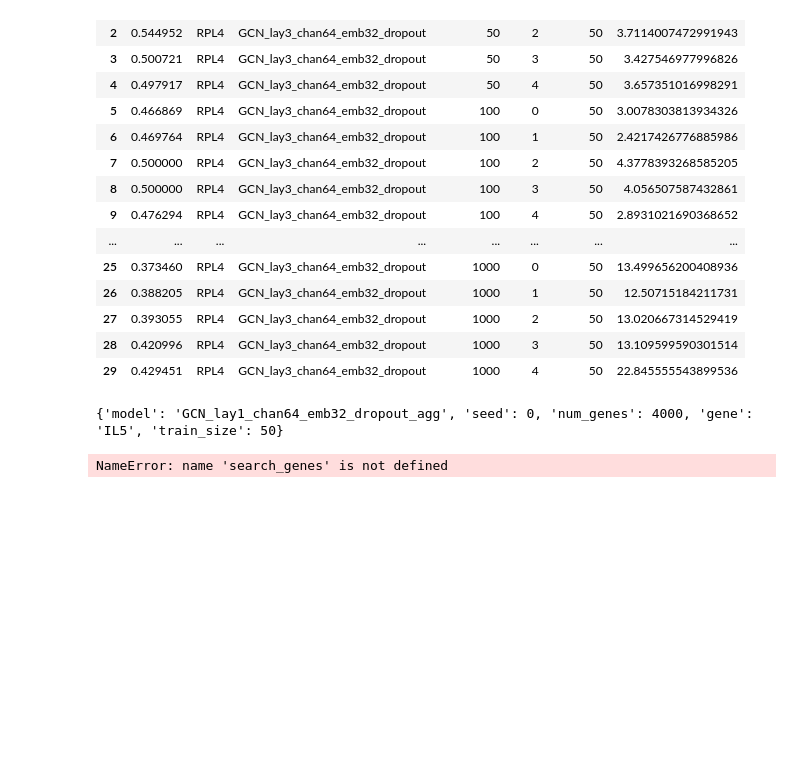
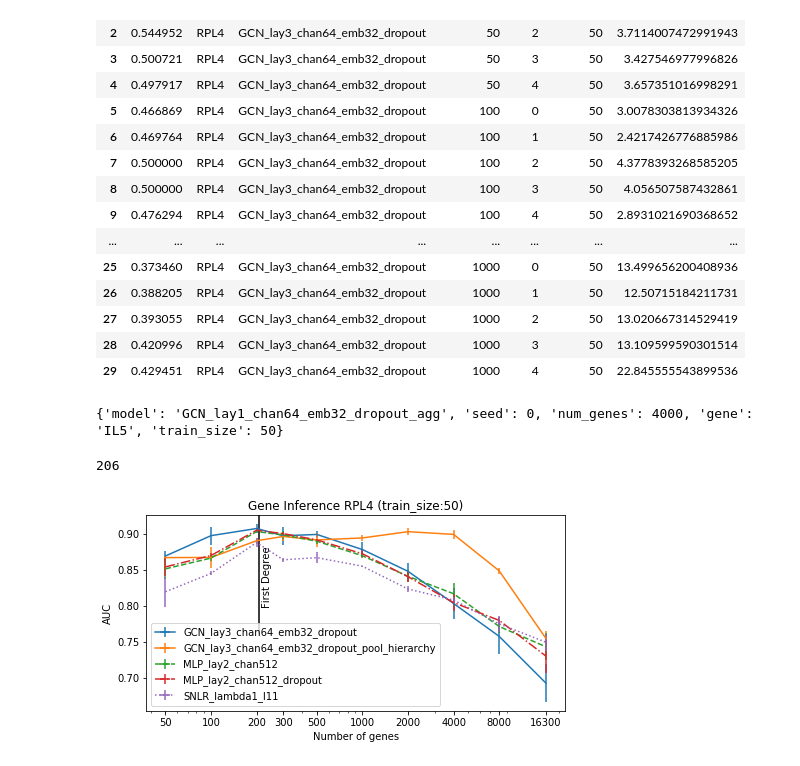
Before and after one commit to mila-iqia/gene-graph-conv, a Jupyter notebook: fig-5.ipynb, the cells around one changed output. Drawn from its saved outputs; the diff is of its cells as text; code cells hidden in the pictures; blank space fills up the shorter version.

```diff
--- a/fig-5.ipynb
+++ b/fig-5.ipynb
@@ -229,7 +229,7 @@ adj = np.asarray(nx.to_numpy_matrix(neighbors))
 {'model': 'GCN_lay1_chan64_emb32_dropout_agg', 'seed': 0, 'num_genes': 4000, 'gene': 'IL5', 'train_size': 50}
 # %%
 
-for plot_gene in search_genes:
+for plot_gene in ["RPL4"]:
 
     %matplotlib inline
     plt.rcParams['figure.figsize'] = (7.5, 3.6)
@@ -246,31 +246,32 @@ for plot_gene in search_genes:
     todo = list(subset["model"].unique())
     linestyles = ['-', '-', '--', '-.', ':']
     for ls, model in enumerate(sorted(todo)):
         index = list(q.mean()[model].index)
         mean = q.mean()[model]
         stderr = q.std()[model]/np.sqrt(q.count()[model])
         displayname = model.replace("CGN","GCN")
         displayname = displayname.replace("SLR", "SNLR")
         plt.errorbar(index, mean,label=displayname, xerr=0, yerr=stderr, ls=linestyles[ls])
 
     plt.title("Gene Inference " + plot_gene + " (train_size:" + str(plot_train_size) +")")
     plt.ylabel("AUC")
     plt.xlabel("Number of genes")
     plt.xscale("log")
     plt.xticks(sorted(subset["num_genes"].unique()))
     formatter = matplotlib.ticker.ScalarFormatter()
     plt.gca().xaxis.set_major_formatter(formatter)
 
     plt.legend();
     fd = len(list(gene_graph.nx_graph.neighbors(plot_gene)))
     print(fd)
     if fd > 50:
         plt.axvline(fd, ymin=0.4, ymax=1.0, c="black")
         c = plt.ylim()
         plt.text(fd*1.05,c[1]-((c[1]-c[0])*0.2),'First Degree',rotation=90)
 
 
     plt.savefig("experiments/results/sgi-" + plot_gene + "-" + "train" + str(plot_train_size) + ".png", bbox_inches='tight')
     plt.show()
 # %% [output]
-NameError: name 'search_genes' is not defined
+206
+[figure, added]
```
Also changed, not shown: parts of 3 cells of this notebook, 3 other files.
